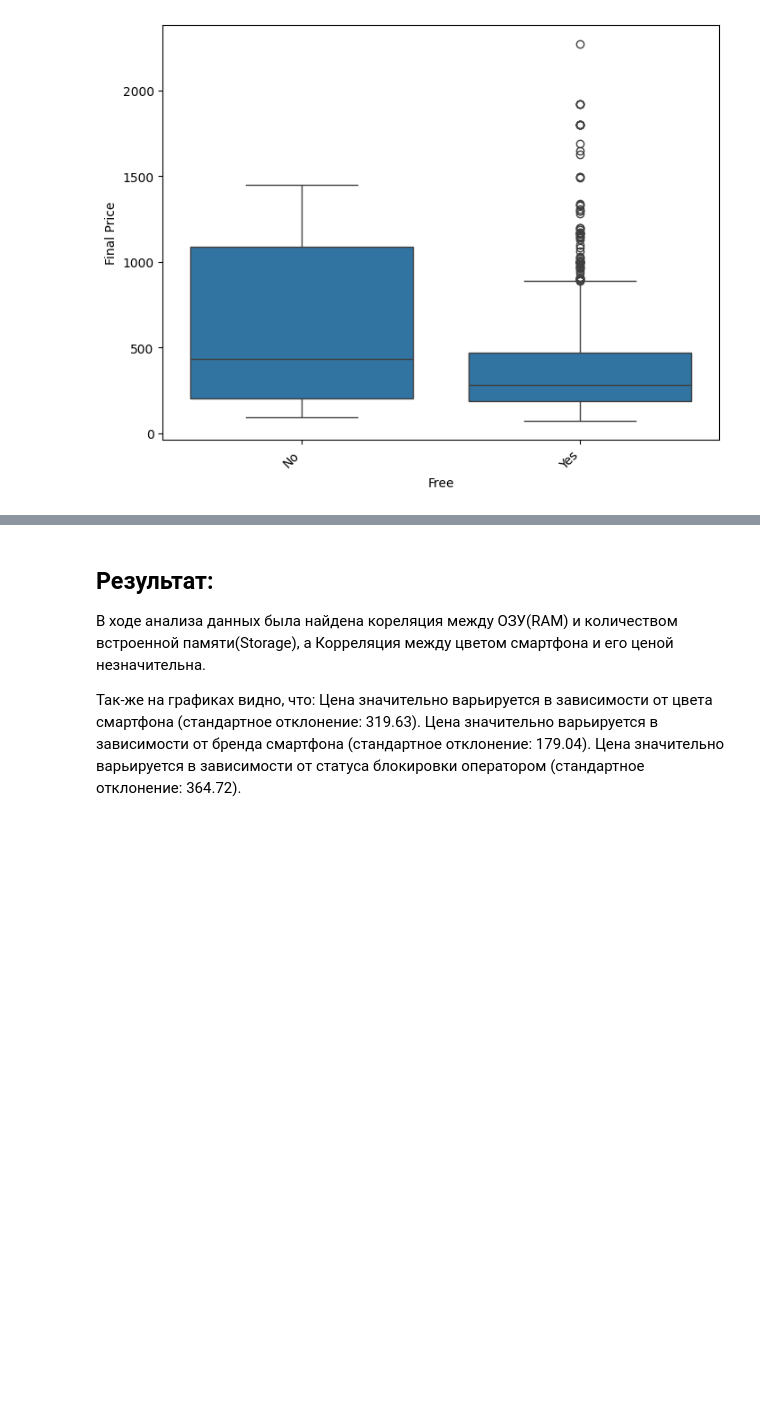
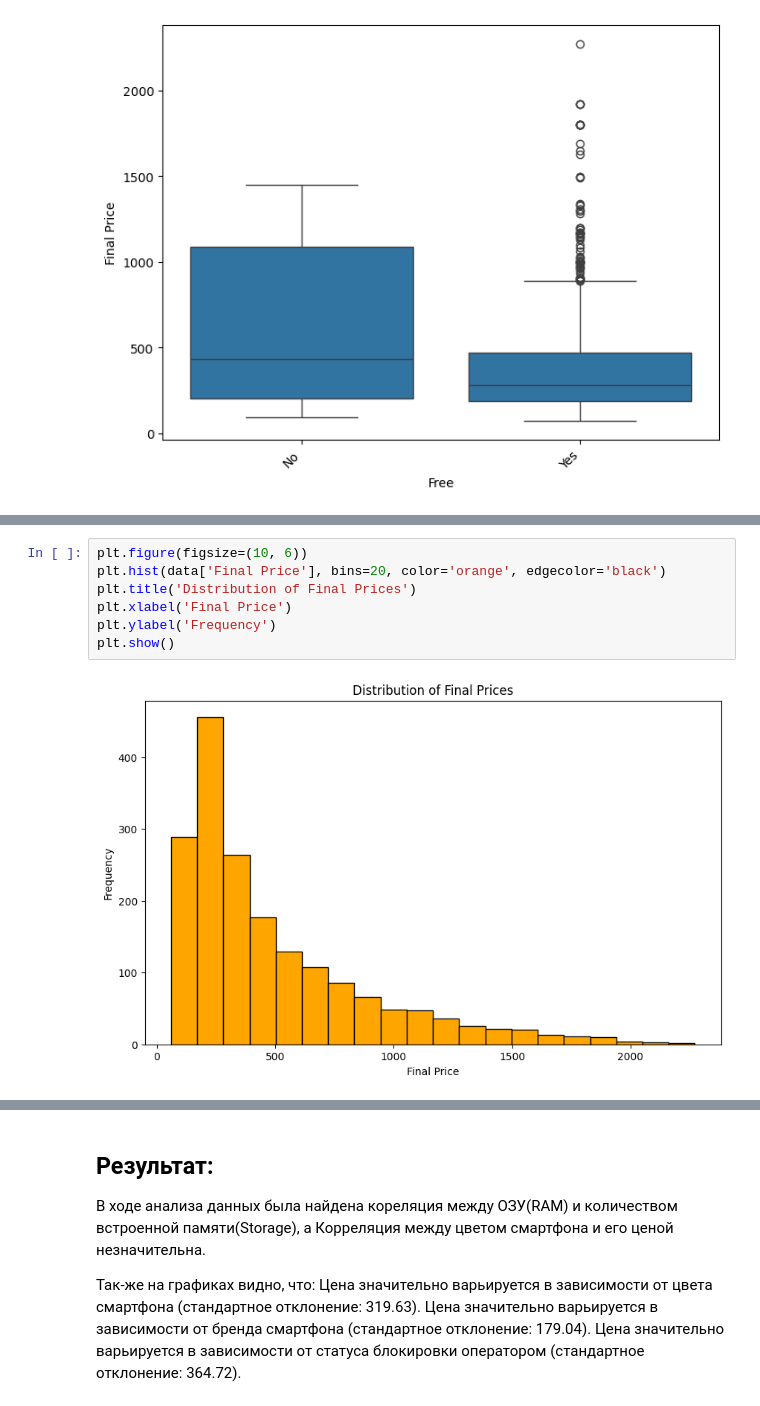
Before and after one commit to kripovskii/ml-task, a Jupyter notebook: task.ipynb, the cells around one changed output, grey strips where cells are left out. Cells and saved outputs as stored; diff of their text form; blank space fills up the shorter version.

```diff
--- a/task.ipynb
+++ b/task.ipynb
@@ -98,0 +116,9 @@ plt.show()
+# %%
+plt.figure(figsize=(10, 6))
+plt.hist(data['Final Price'], bins=20, color='orange', edgecolor='black')
+plt.title('Distribution of Final Prices')
+plt.xlabel('Final Price')
+plt.ylabel('Frequency')
+plt.show()
+# %% [output]
+[figure, added]
```
Also changed, not shown: parts of 11 cells of this notebook.
